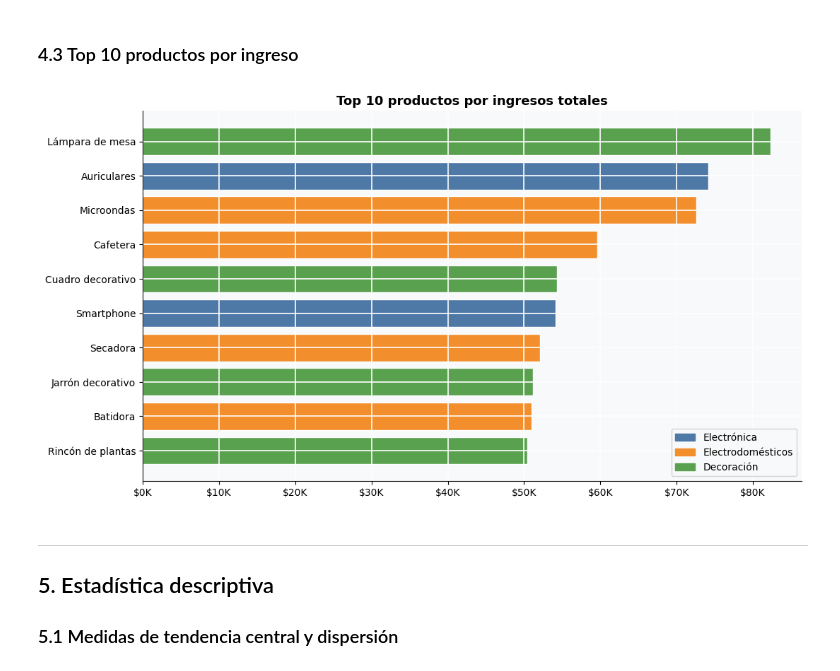
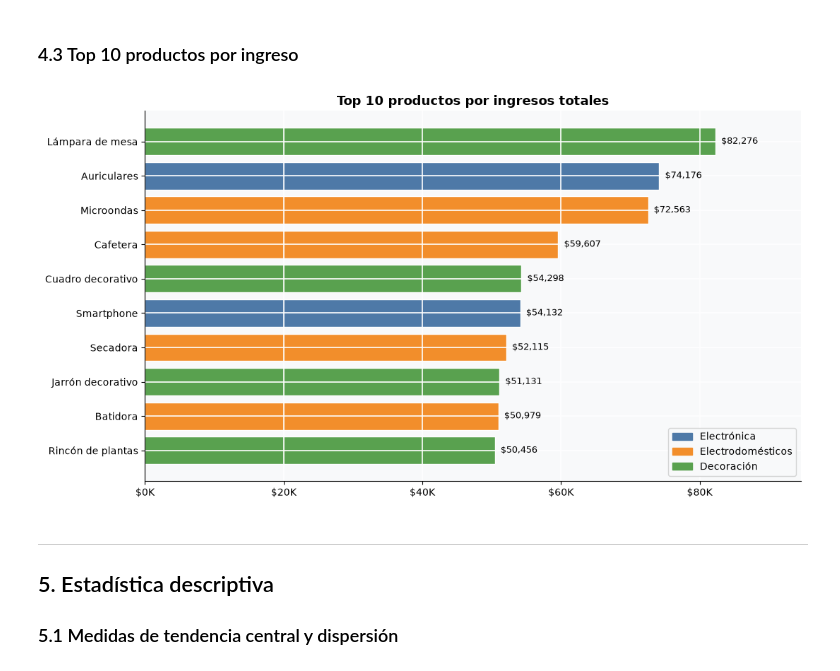
Before and after one commit to Jmonse/synthdata-analytics, a Jupyter notebook: notebooks/01_SynthData_Analytics.ipynb, the cells around one changed output. Saved outputs shown, nothing was run; the diff lists cells and outputs as text; code cells hidden in the pictures.

```diff
--- a/notebooks/01_SynthData_Analytics.ipynb
+++ b/notebooks/01_SynthData_Analytics.ipynb
@@ -473,33 +473,35 @@ Electrodomésticos 505299.63    6592.0           1000           505.30
 # %%
 top_productos = (
     ventas_clean
     .groupby(['producto', 'categoria'])
     .agg(ingresos=('ingreso_total', 'sum'), unidades=('cantidad', 'sum'))
     .sort_values('ingresos', ascending=False)
     .head(10)
     .reset_index()
 )
 
 color_map = {'Electrónica': '#4e79a7', 'Electrodomésticos': '#f28e2b', 'Decoración': '#59a14f'}
 colores_top = [color_map[c] for c in top_productos['categoria']]
 
 fig, ax = plt.subplots(figsize=(11, 6))
 bars = ax.barh(top_productos['producto'], top_productos['ingresos'],
                color=colores_top, edgecolor='white')
+ax.bar_label(bars, fmt=lambda x: f' ${x:,.0f}', padding=3, fontsize=9)
+ax.set_xlim(0, top_productos['ingresos'].max() * 1.15)
 ax.set_title('Top 10 productos por ingresos totales', fontsize=13, fontweight='bold')
 ax.xaxis.set_major_formatter(mticker.FuncFormatter(lambda x, _: f'${x/1000:.0f}K'))
 ax.invert_yaxis()
 
 # Leyenda manual por categoría
 from matplotlib.patches import Patch
 leyenda = [Patch(color=v, label=k) for k, v in color_map.items()]
 ax.legend(handles=leyenda, loc='lower right')
 
 plt.tight_layout()
 plt.savefig(IMG_DIR / 'top_productos.png', dpi=150, bbox_inches='tight')
 plt.show()
 # %% [output]
-[figure, old version]
+[figure, new version]
 # %% [markdown]
 ---
 
```
Also changed, not shown: parts of 13 cells of this notebook, 12 other files.
